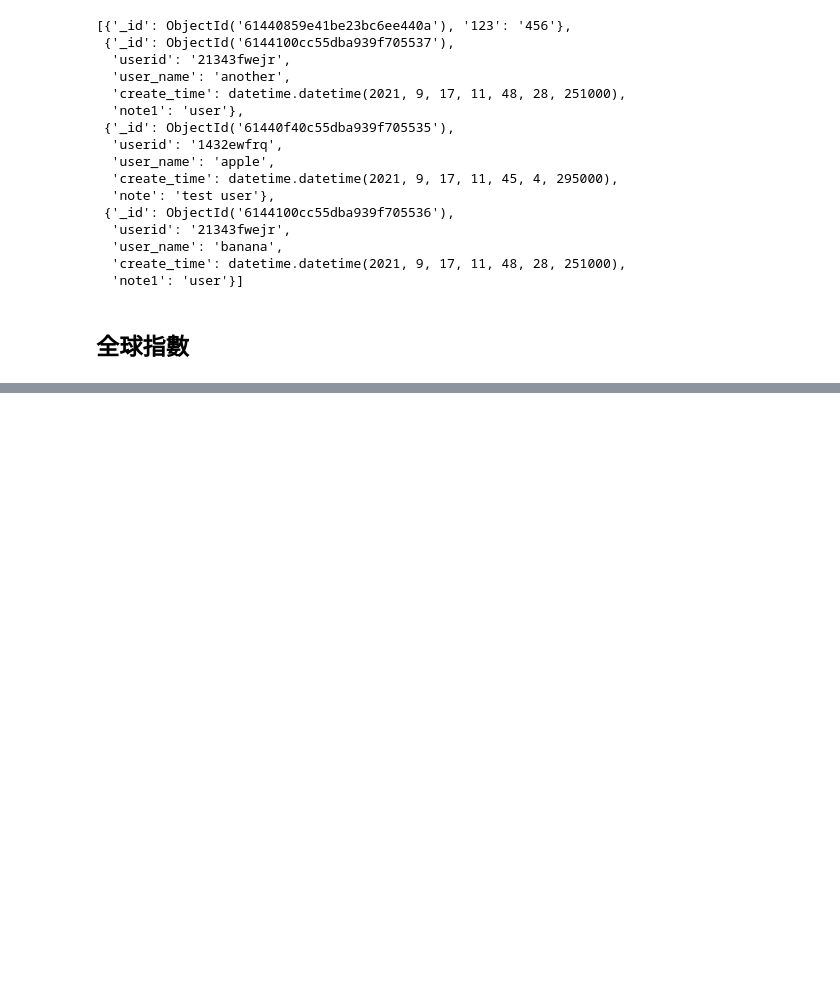
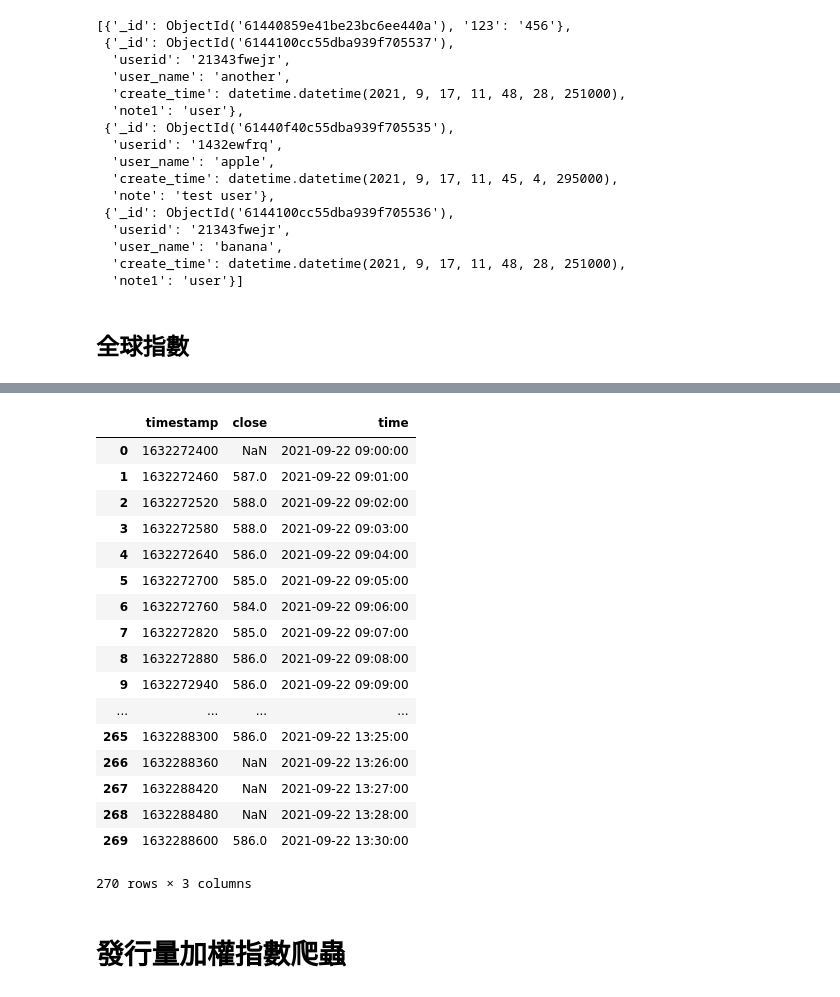
Before and after one commit to renguangz/stockapp, a Jupyter notebook: api/data/brokers.ipynb, the cells around one changed output, grey strips where cells are left out. Drawn from its saved outputs; the diff is of its cells as text; code cells hidden in the pictures; blank space fills up the shorter version.

```diff
--- a/api/data/brokers.ipynb
+++ b/api/data/brokers.ipynb
@@ -522,0 +479,6 @@ stock_data('2330.TW')
+# %%
+jd = res.json()['data']
+close = jd[0]['chart']['indicators']['quote'][0]['close']
+close
+timestamp = jd[0]['chart']['timestamp']
+timestamp
@@ -522,0 +503,27 @@ stock_data('2330.TW')
+# %%
+import pandas as pd
+
+df = pd.DataFrame({'timestamp': timestamp, 'close': close})
+df['time'] = pd.to_datetime(df['timestamp'] + 3600 * 8, unit = 's')
+df
+# %% [output]
+|  | timestamp | close | time |
+| 0 | 1632272400 | NaN | 2021-09-22 09:00:00 |
+| 1 | 1632272460 | 587.0 | 2021-09-22 09:01:00 |
+| 2 | 1632272520 | 588.0 | 2021-09-22 09:02:00 |
+| 3 | 1632272580 | 588.0 | 2021-09-22 09:03:00 |
+| 4 | 1632272640 | 586.0 | 2021-09-22 09:04:00 |
+| 5 | 1632272700 | 585.0 | 2021-09-22 09:05:00 |
+| 6 | 1632272760 | 584.0 | 2021-09-22 09:06:00 |
+| 7 | 1632272820 | 585.0 | 2021-09-22 09:07:00 |
+| 8 | 1632272880 | 586.0 | 2021-09-22 09:08:00 |
+| 9 | 1632272940 | 586.0 | 2021-09-22 09:09:00 |
+| ... | ... | ... | ... |
+| 265 | 1632288300 | 586.0 | 2021-09-22 13:25:00 |
+| 266 | 1632288360 | NaN | 2021-09-22 13:26:00 |
+| 267 | 1632288420 | NaN | 2021-09-22 13:27:00 |
+| 268 | 1632288480 | NaN | 2021-09-22 13:28:00 |
+| 269 | 1632288600 | 586.0 | 2021-09-22 13:30:00 |
+270 rows × 3 columns
+# %% [markdown]
+# 發行量加權指數爬蟲
```
Also changed, not shown: parts of 13 cells of this notebook, 37 other files.
